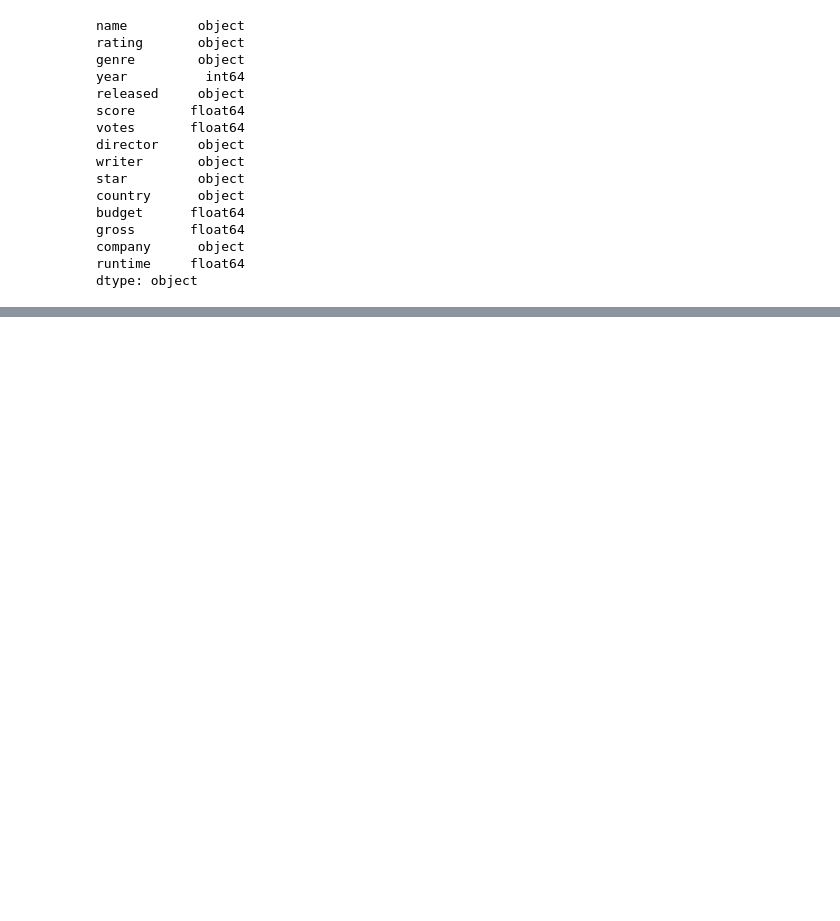
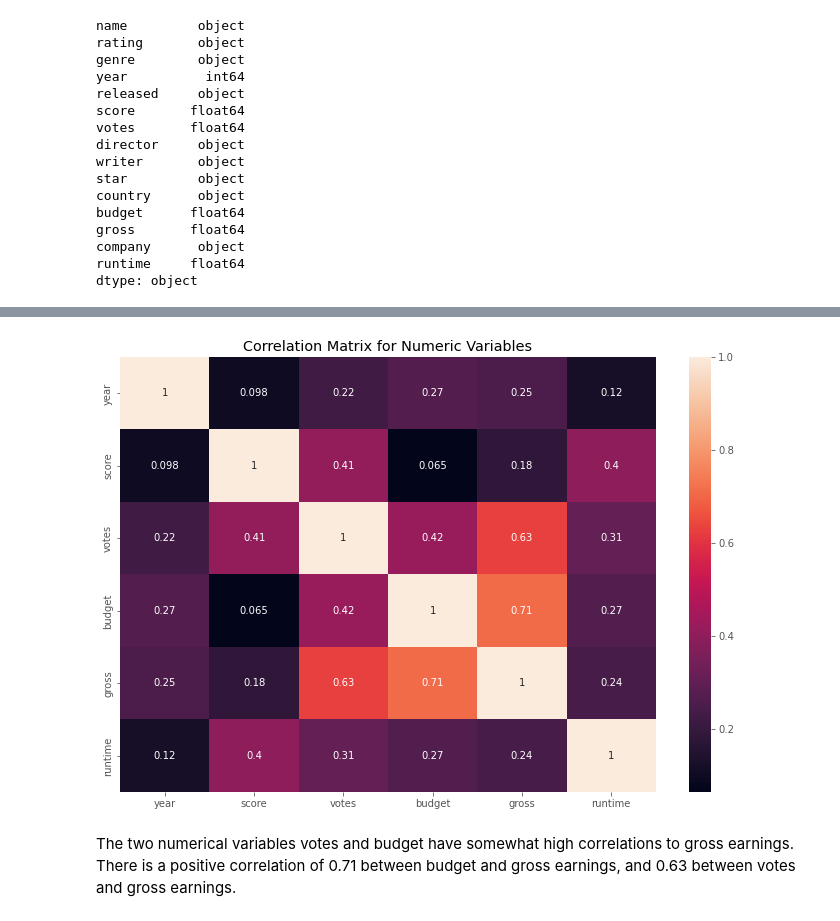
Before and after one commit to nicolechua1/data_analysis_portfolio, a Jupyter notebook: correlation_analysis/movie_analysis.ipynb, the cells around one changed output, grey strips where cells are left out. Cells and saved outputs as stored; diff of their text form; code cells hidden in the pictures; blank space fills up the shorter version.

Commit message:
added correlation analysis

```diff
--- a/correlation_analysis/movie_analysis.ipynb
+++ b/correlation_analysis/movie_analysis.ipynb
@@ -88,0 +148,4 @@ Name: budget, Length: 7668, dtype: float64
+# %%
+# Correlation between variables
+corr_matrix = df.corr()
+corr_matrix
@@ -88,0 +160,9 @@ Name: budget, Length: 7668, dtype: float64
+# %%
+sns.heatmap(corr_matrix, annot = True)
+plt.title('Correlation Matrix for Numeric Variables')
+plt.show()
+# %% [output]
+[figure, added]
+# %% [markdown]
+The two numerical variables votes and budget have somewhat high correlations to gross earnings.
+There is a positive correlation of 0.71 between budget and gross earnings, and 0.63 between votes and gross earnings.
```
Also changed, not shown: parts of 11 cells of this notebook.
